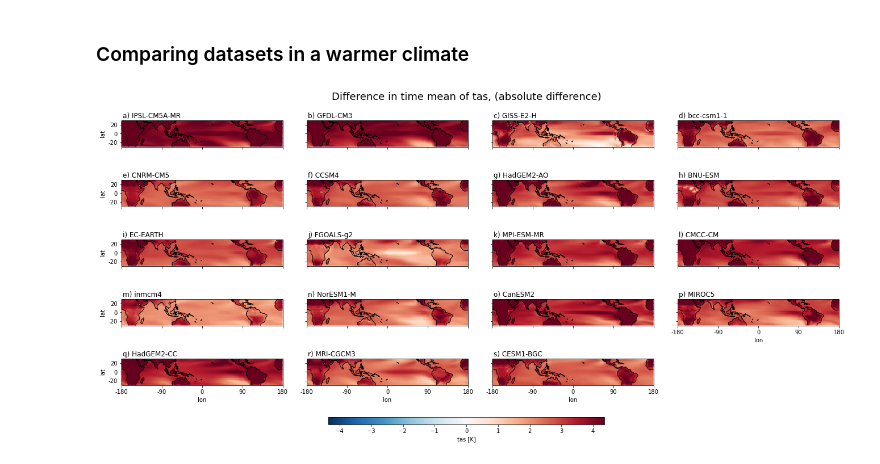
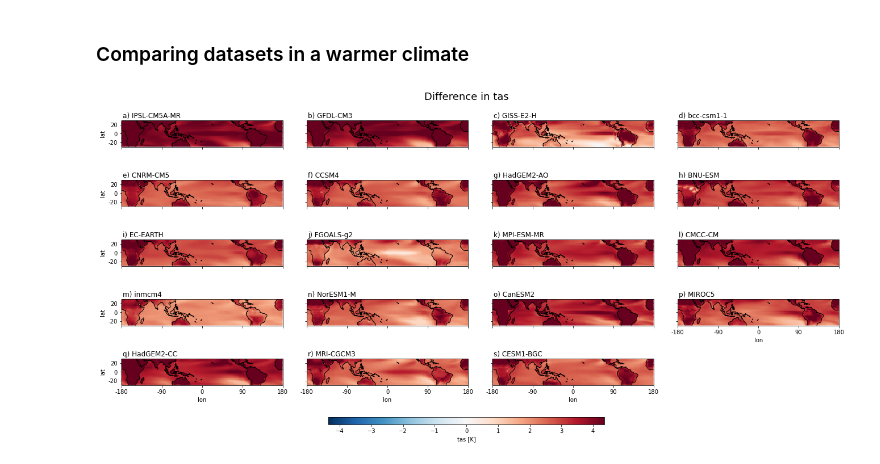
Before and after one commit to PBlackberg/phd, a Jupyter notebook: testing/metric/temp/tas.ipynb, the cells around one changed output. Cells and saved outputs as stored; diff of their text form; code cells hidden in the pictures.

```diff
--- a/testing/metric/temp/tas.ipynb
+++ b/testing/metric/temp/tas.ipynb
@@ -17,3 +13,9 @@ from metrics.get_variables.myFuncs import *
+# %%
+import os
+import sys
+home = os.path.expanduser("~") + '/Documents'
+sys.path.insert(0, '{}/phd/functions'.format(home))
+from myFuncs import *
 # %% [markdown]
 ### one dataset
 # %%
@@ -252,17 +291,15 @@ cbar.set_label('{} [{}]'.format('tas', y.units))
 # %%
-absolute_limits = True
+common_limit = True
 quantile_low = 0
 quantile_high = 0.99
-if absolute_limits:
+if common_limit:
     vmin, vmax = [], []
     for dataset in datasets:
-
-        data = get_dsvariable(variable, dataset, experiments[0])[variable]
+        data = get_dsvariable(variable, dataset, experiments[0], home, resolutions[0])[variable]
         y = data.mean(dim='time',keep_attrs=True)
 
         vmin = np.append(vmin, np.quantile(y, quantile_low))
         vmax = np.append(vmax, np.quantile(y, quantile_high))
-
     vmin = np.min(vmin)
     vmax = np.max(vmax)
 
@@ -274,12 +311,11 @@ fig= plt.figure(figsize=(22.5,17.5))
 title = 'time mean of {} field from experiment:{}'.format(variable, experiments[0])
 
 fig.suptitle(title, fontsize=18, x= 0.575, y=0.80)
-
 for i, dataset in enumerate(datasets):
 
     ax= fig.add_subplot(5,4,i+1,projection=cartopy.crs.PlateCarree(central_longitude=180))
 
-    data = get_dsvariable(variable, dataset, experiments[0])[variable]
+    data = get_dsvariable(variable, dataset, experiments[0], home, resolutions[0])[variable]
     y = data.mean(dim=('time'),keep_attrs=True)
 
     cmap = 'coolwarm'
@@ -484,88 +508,69 @@ Text(0, 0.5, 'tas [°C]')
 # %% [markdown]
 ### Comparing datasets in a warmer climate
 # %%
-absolute_limits = True
+common_limit = True
 quantile_low = 0
 quantile_high = 0.95
-if absolute_limits:
+if common_limit:
     vmin, vmax = [], []
     for dataset in datasets:
-
-        data_historical = get_dsvariable(variable, dataset, experiment='historical')[variable].mean(dim='time')
-        data_rcp = get_dsvariable(variable, dataset, experiment='rcp85')[variable].mean(dim='time')
+        data_historical = get_dsvariable(variable, dataset, experiment='historical', resolution = resolutions[0])[variable].mean(dim='time')
+        data_rcp = get_dsvariable(variable, dataset, experiment='rcp85', resolution = resolutions[0])[variable].mean(dim='time')
         aWeights = np.cos(np.deg2rad(data_historical.lat))
-
         datadiff = data_rcp - data_historical
         # datadiff = (datadiff/data_historical)*100
-
-        model = dataset
-        folder_save = '{}/Documents/data/CMIP5/metrics_cmip5/{}'.format(home,dataset)
-        fileName = model + '_tas_tMean_rcp85.nc'
-        ds_tas_tMean = xr.Dataset(
-            data_vars ={'tas_tMean': data_rcp})
-        save_file(ds_tas_tMean, folder_save, fileName)
-
-
         y= datadiff
 
     vmin = np.append(vmin, np.quantile(y, quantile_low))
     vmax = np.append(vmax, np.quantile(y, quantile_high))
-
     vmin = np.min(vmin)
     vmax = np.max(vmax)
-
 else:
     vmin, vmax = None, None
 
 
 fig= plt.figure(figsize=(22.5,17.5))
-title = 'Difference in time mean of {}, ({})'.format(variable, 'absolute difference')
+title = 'Difference in {}'.format(variable)
 
 fig.suptitle(title, fontsize=18, x= 0.575, y=0.80)
 
 for i, dataset in enumerate(datasets):
-
     ax= fig.add_subplot(5,4,i+1,projection=cartopy.crs.PlateCarree(central_longitude=180))
 
-    data_historical = get_dsvariable(variable, dataset, experiment='historical')[variable].mean(dim='time')
-    data_rcp = get_dsvariable(variable, dataset, experiment='rcp85')[variable].mean(dim='time')
+    data_historical = get_dsvariable(variable, dataset, experiment='historical', resolution = resolutions[0])[variable].mean(dim='time')
+    data_rcp = get_dsvariable(variable, dataset, experiment='rcp85', resolution = resolutions[0])[variable].mean(dim='time')
     aWeights = np.cos(np.deg2rad(data_historical.lat))
-
     datadiff = data_rcp - data_historical
     # datadiff = (datadiff/data_historical)*100
-
     y= datadiff
-    y.attrs['units'] = 'K'
 
     cmap = 'RdBu_r'
     pcm = plot_scene(y, cmap=cmap, ax=ax, vmin=-vmax, vmax=vmax)
 
     letters='abcdefghijklmnopqrst'
     plt.text(-177.5, 35, letters[i] + ') ' + dataset, fontsize=12)
-
     ax.set_xticks([-180, -90, 0, 90, 180])
     ax.set_yticks([-20, 0, 20])
     ax.set_xticklabels('')
     ax.set_yticklabels('')
 
     if (len(datasets)-i)<=4:
         xlabel = 'lon'
         plt.xlabel(xlabel)
         ax.set_xticklabels([-180, -90, 0, 90, 180])
 
     if i== 0 or i==4 or i==8 or i==12 or i==16:
         ylabel = 'lat'
         plt.ylabel(ylabel)
         ax.set_yticklabels([-20, 0, 20])
 
-
 plt.subplots_adjust(left=0.2, bottom=0.2, right=0.98, top=0.95, wspace=0.15, hspace=-0.8)
 
 cbar_ax = fig.add_axes([0.425, 0.335, 0.3, 0.01])
 cbar = fig.colorbar(pcm, cax=cbar_ax, orientation='horizontal')
-cbar.set_label('{} [{}]'.format('tas', y.units))
+cbar.set_label('{} [{}]'.format('tas', 'K'))
 # %% [output]
-[figure, old version]
+[figure, new version]
 # %%
 labels =[
     'IPSL-CM5A-MR', # 1
```
Also changed, not shown: parts of 9 cells of this notebook, 12 other files.
